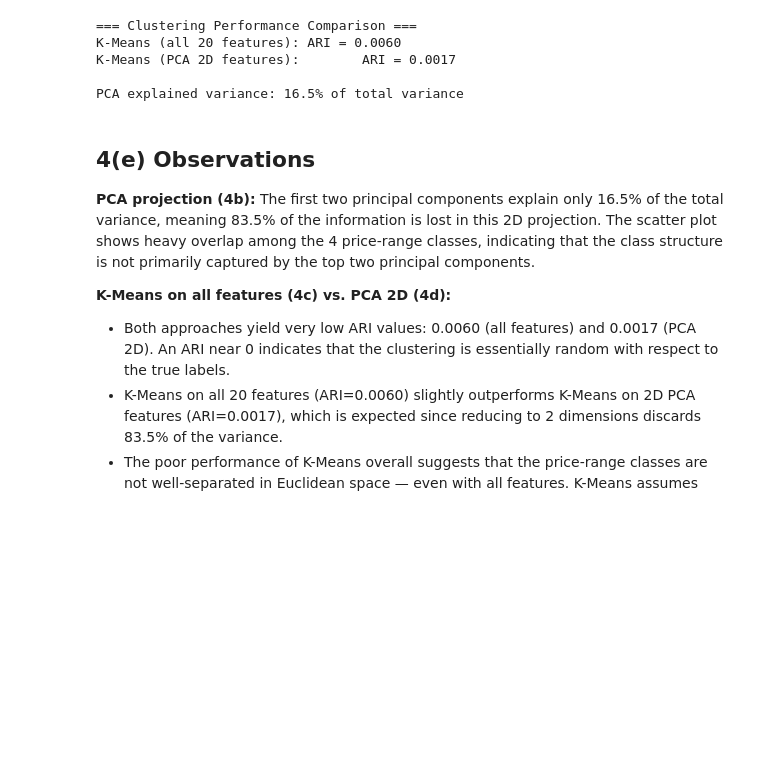
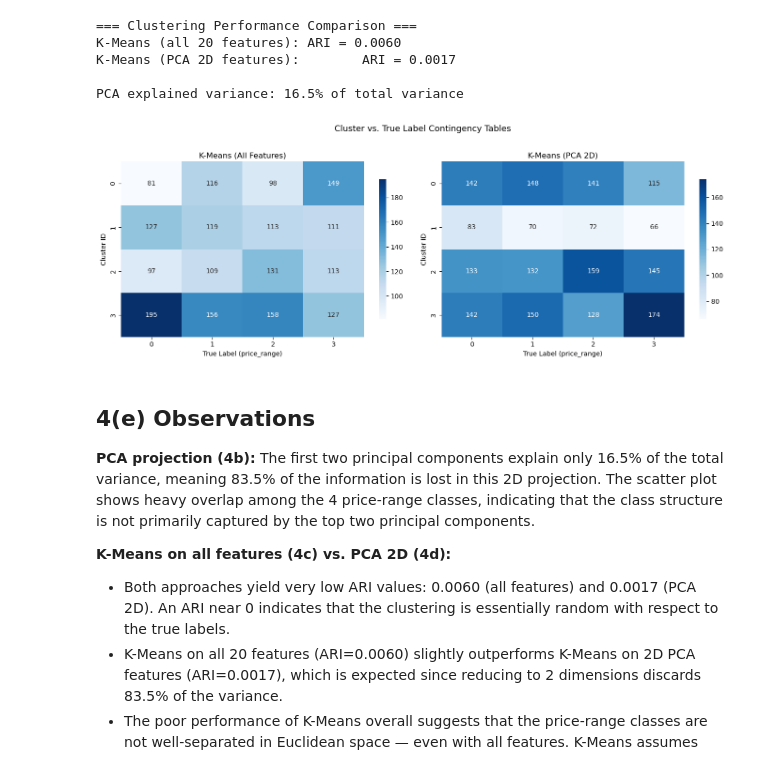
Before and after one commit to RaisoLiu/DM2026-Assignment-2, a Jupyter notebook: Q4_PCA_KMeans.ipynb, the cells around one changed output. Cells and saved outputs as stored; diff of their text form; code cells hidden in the pictures; blank space fills up the shorter version.

```diff
--- a/Q4_PCA_KMeans.ipynb
+++ b/Q4_PCA_KMeans.ipynb
@@ -117,6 +117,26 @@ K-Means (all 20 features): ARI = 0.0060
 K-Means (PCA 2D features):        ARI = 0.0017
 
 PCA explained variance: 16.5% of total variance
+# %%
+import seaborn as sns
+
+# Contingency heatmaps: cluster assignment vs true labels
+fig, axes = plt.subplots(1, 2, figsize=(14, 5))
+
+for ax, clusters, title in zip(axes, [clusters_full, clusters_pca],
+                                 ['K-Means (All Features)', 'K-Means (PCA 2D)']):
+    ct = pd.crosstab(pd.Series(clusters, name='Cluster'), pd.Series(y, name='True Label'))
+    sns.heatmap(ct, annot=True, fmt='d', cmap='Blues', ax=ax, cbar_kws={'shrink': 0.8})
+    ax.set_title(title)
+    ax.set_xlabel('True Label (price_range)')
+    ax.set_ylabel('Cluster ID')
+
+plt.suptitle('Cluster vs. True Label Contingency Tables', fontsize=13, y=1.02)
+plt.tight_layout()
+plt.savefig('report/figures/q4_contingency.png', dpi=150, bbox_inches='tight')
+plt.show()
+# %% [output]
+[figure, added]
 # %% [markdown]
 ## 4(e) Observations
 
```
Also changed, not shown: parts of 3 cells of this notebook, 14 other files.
